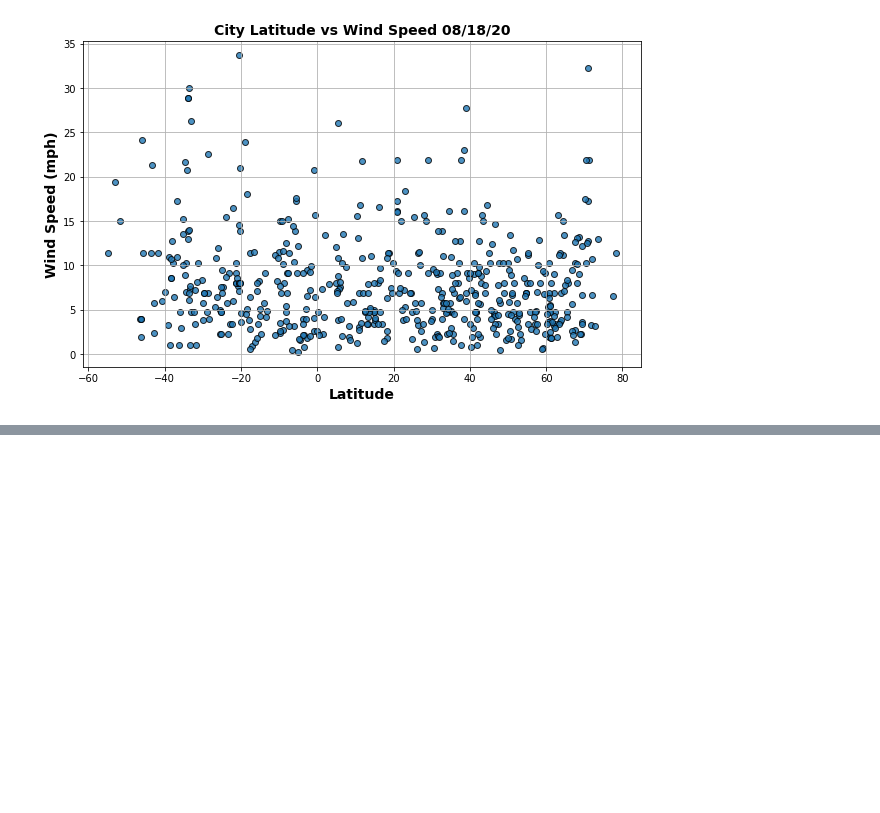
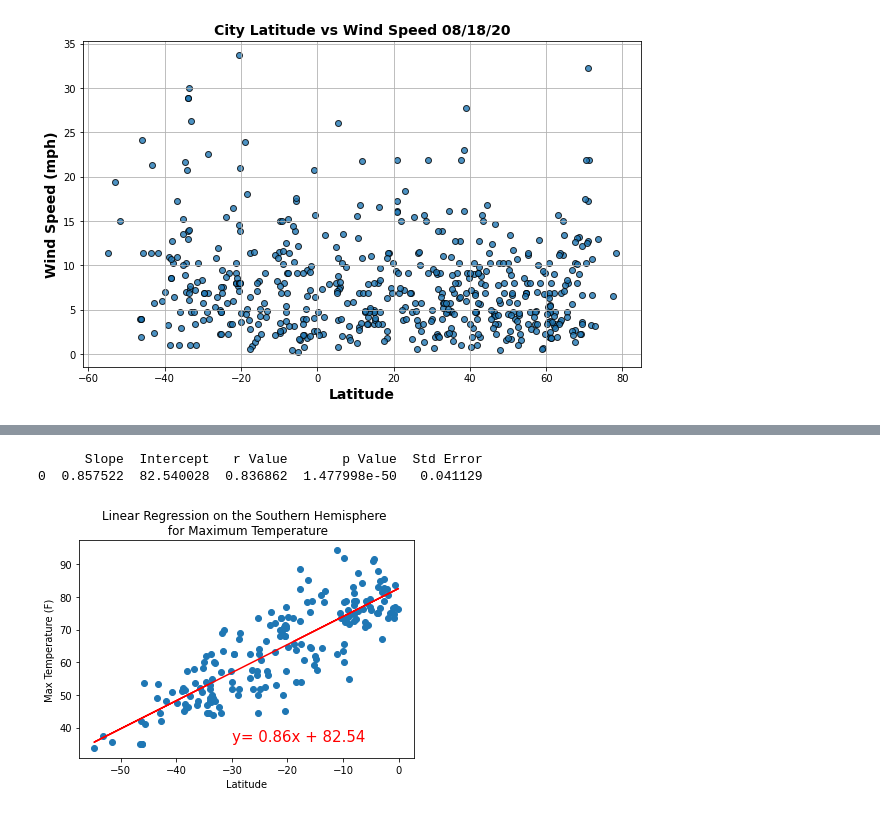
Before and after one commit to Wall-E28/world_weather_analysis, a Jupyter notebook: weather_py.ipynb, the cells around one changed output, grey strips where cells are left out. Saved outputs shown, nothing was run; the diff lists cells and outputs as text; code cells hidden in the pictures; blank space fills up the shorter version.

```diff
--- a/weather_py.ipynb
+++ b/weather_py.ipynb
@@ -257,0 +310,9 @@ plt.show
+# %%
+# Create Southern Hemisphere Chart
+plot_linear_regression(southern_hemi_df["Lat"], southern_hemi_df["Max Temp"],
+                       "Linear Regression on the Southern Hemisphere \n for Maximum Temperature",
+                       "Max Temperature (F)", (-30,36))
+# %% [output]
+      Slope  Intercept   r Value       p Value  Std Error
+0  0.857522  82.540028  0.836862  1.477998e-50   0.041129
+[figure, added]
```
Also changed, not shown: parts of 16 cells of this notebook.
